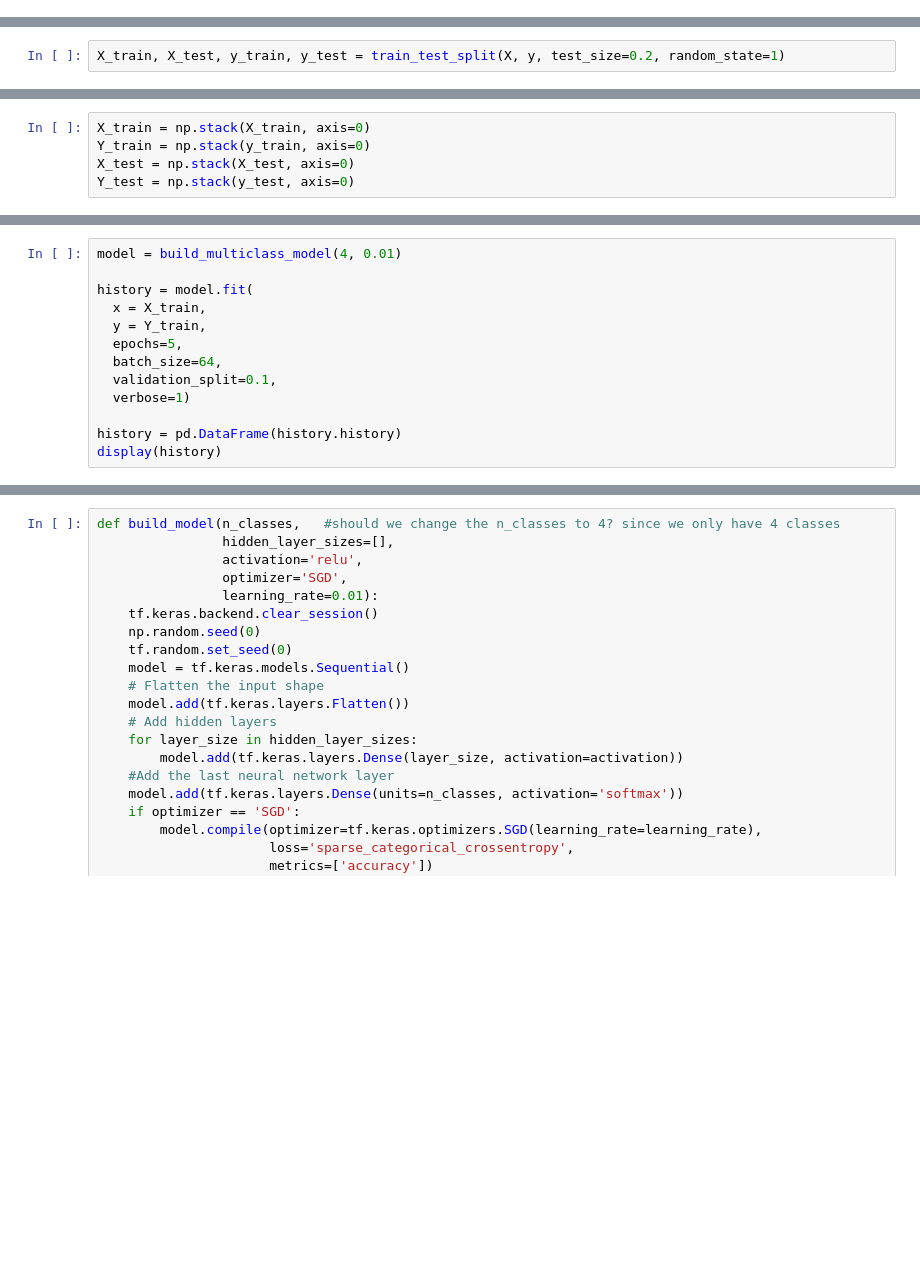
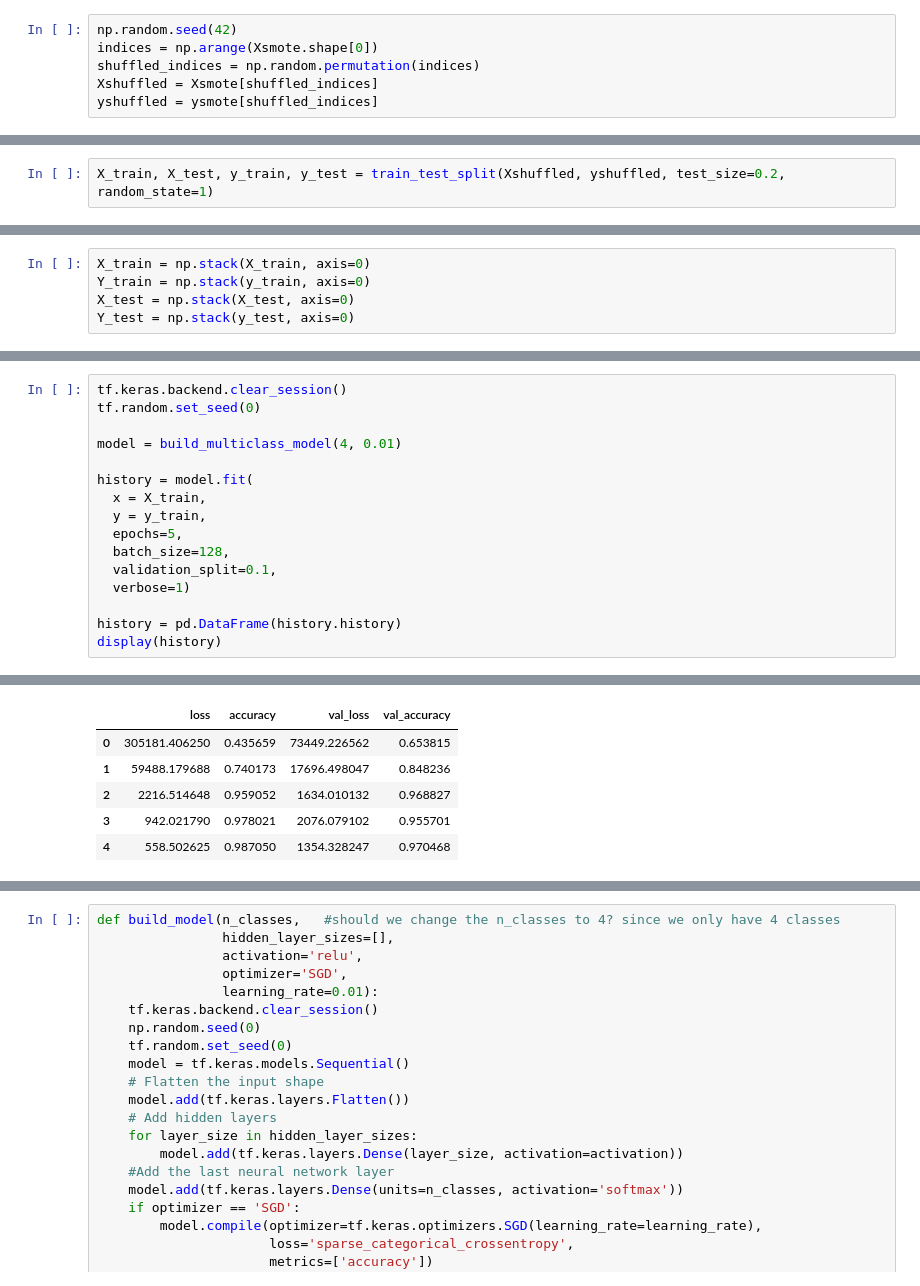
Before and after one commit to kara-christensen/CarriganNeginKaraFinalProject, a Jupyter notebook: Final_Project.ipynb, the cells around one changed output, grey strips where cells are left out. Cells and saved outputs as stored; diff of their text form; blank space fills up the shorter version.

```diff
--- a/Final_Project.ipynb
+++ b/Final_Project.ipynb
@@ -134,0 +180,6 @@ y = imgWithLabel['target'].to_numpy()
+# %%
+np.random.seed(42)
+indices = np.arange(Xsmote.shape[0])
+shuffled_indices = np.random.permutation(indices)
+Xshuffled = Xsmote[shuffled_indices]
+yshuffled = ysmote[shuffled_indices]
@@ -135,2 +188,2 @@ y = imgWithLabel['target'].to_numpy()
 # %%
-X_train, X_test, y_train, y_test = train_test_split(X, y, test_size=0.2, random_state=1)
+X_train, X_test, y_train, y_test = train_test_split(Xshuffled, yshuffled, test_size=0.2, random_state=1)
@@ -195,15 +231,19 @@ def build_multiclass_model(n_classes, learning_rate=0.01):
                 metrics=['accuracy'])
     return model
 # %%
+tf.keras.backend.clear_session()
+tf.random.set_seed(0)
+
 model = build_multiclass_model(4, 0.01)
 
 history = model.fit(
   x = X_train,
-  y = Y_train,
+  y = y_train,
   epochs=5,
-  batch_size=64,
+  batch_size=128,
   validation_split=0.1,
   verbose=1)
 
 history = pd.DataFrame(history.history)
 display(history)
+# %% [output]
@@ -210 +260,7 @@ display(history)
+|  | loss | accuracy | val_loss | val_accuracy |
+| 0 | 305181.406250 | 0.435659 | 73449.226562 | 0.653815 |
+| 1 | 59488.179688 | 0.740173 | 17696.498047 | 0.848236 |
+| 2 | 2216.514648 | 0.959052 | 1634.010132 | 0.968827 |
+| 3 | 942.021790 | 0.978021 | 2076.079102 | 0.955701 |
+| 4 | 558.502625 | 0.987050 | 1354.328247 | 0.970468 |
 # %%
```
Also changed, not shown: parts of 16 cells of this notebook.
